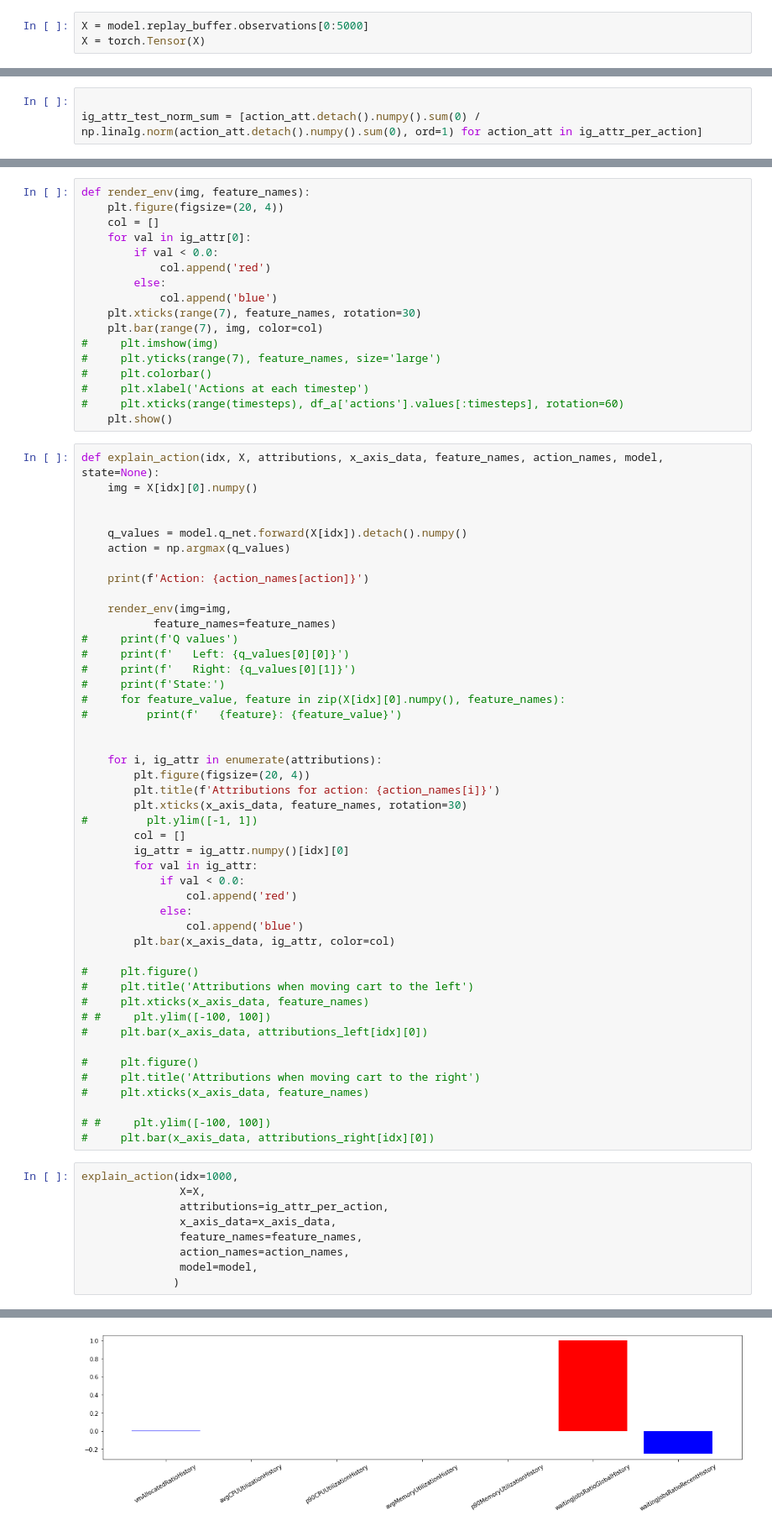
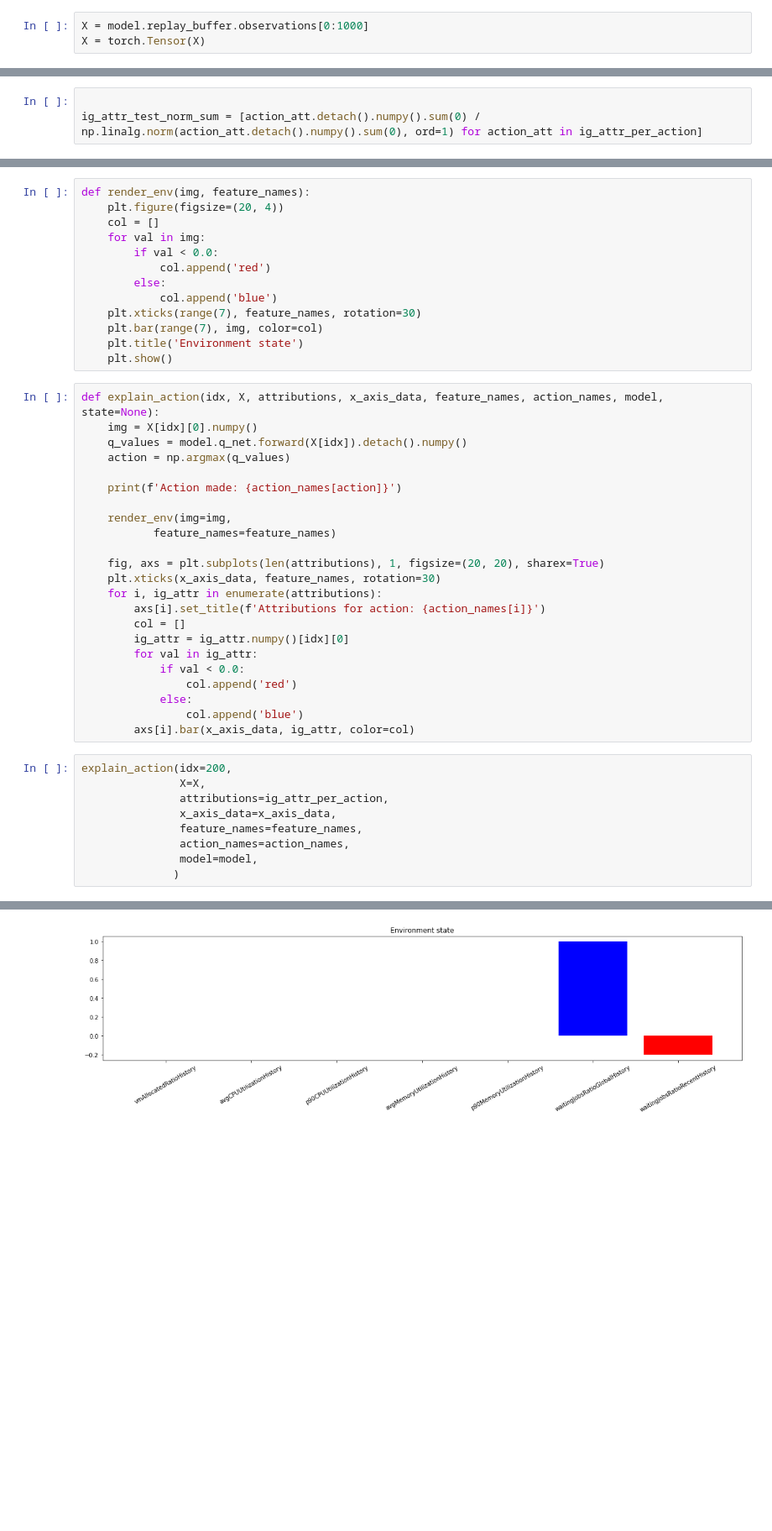
Before and after one commit to justyna3773/trainloop-driver, a Jupyter notebook: analysis/interpret.ipynb, the cells around one changed output, grey strips where cells are left out. Shown at 84% size. Drawn from its saved outputs; the diff is of its cells as text; blank space fills up the shorter version.

```diff
--- a/analysis/interpret.ipynb
+++ b/analysis/interpret.ipynb
@@ -28,7 +28,7 @@ model.replay_buffer.observations.shape
 # %% [output]
 (1000000, 1, 7)
 # %%
-X = model.replay_buffer.observations[0:5000]
+X = model.replay_buffer.observations[0:1000]
 X = torch.Tensor(X)
 # %%
 X.sum()
@@ -95,44 +95,30 @@ for i, ig_attr in enumerate(ig_attr_test_norm_sum):
 def render_env(img, feature_names):
     plt.figure(figsize=(20, 4))
     col = []
-    for val in ig_attr[0]:
+    for val in img:
         if val < 0.0:
             col.append('red')
         else:
             col.append('blue')
     plt.xticks(range(7), feature_names, rotation=30)
     plt.bar(range(7), img, color=col)
-#     plt.imshow(img)
-#     plt.yticks(range(7), feature_names, size='large')
-#     plt.colorbar()
-#     plt.xlabel('Actions at each timestep')
-#     plt.xticks(range(timesteps), df_a['actions'].values[:timesteps], rotation=60)
+    plt.title('Environment state')
     plt.show()
 # %%
 def explain_action(idx, X, attributions, x_axis_data, feature_names, action_names, model, state=None):
     img = X[idx][0].numpy()
-
-
     q_values = model.q_net.forward(X[idx]).detach().numpy()
     action = np.argmax(q_values)
 
-    print(f'Action: {action_names[action]}')
+    print(f'Action made: {action_names[action]}')
 
     render_env(img=img,
            feature_names=feature_names)
-#     print(f'Q values')
-#     print(f'   Left: {q_values[0][0]}')
-#     print(f'   Right: {q_values[0][1]}')
-#     print(f'State:')
-#     for feature_value, feature in zip(X[idx][0].numpy(), feature_names):
-#         print(f'   {feature}: {feature_value}')
 
-
+    fig, axs = plt.subplots(len(attributions), 1, figsize=(20, 20), sharex=True)
+    plt.xticks(x_axis_data, feature_names, rotation=30)
     for i, ig_attr in enumerate(attributions):
-        plt.figure(figsize=(20, 4))
-        plt.title(f'Attributions for action: {action_names[i]}')
-        plt.xticks(x_axis_data, feature_names, rotation=30)
-#         plt.ylim([-1, 1])
+        axs[i].set_title(f'Attributions for action: {action_names[i]}')
         col = []
         ig_attr = ig_attr.numpy()[idx][0]
         for val in ig_attr:
@@ -140,22 +126,9 @@ def explain_action(idx, X, attributions, x_axis_data, feature_names, action_name
                 col.append('red')
             else:
                 col.append('blue')
-        plt.bar(x_axis_data, ig_attr, color=col)
-
-#     plt.figure()
-#     plt.title('Attributions when moving cart to the left')
-#     plt.xticks(x_axis_data, feature_names)
-# #     plt.ylim([-100, 100])
-#     plt.bar(x_axis_data, attributions_left[idx][0])
-
-#     plt.figure()
-#     plt.title('Attributions when moving cart to the right')
-#     plt.xticks(x_axis_data, feature_names)
-
-# #     plt.ylim([-100, 100])
-#     plt.bar(x_axis_data, attributions_right[idx][0])
+        axs[i].bar(x_axis_data, ig_attr, color=col)
 # %%
-explain_action(idx=1000,
+explain_action(idx=200,
                X=X,
                attributions=ig_attr_per_action,
                x_axis_data=x_axis_data,
@@ -168 +141 @@ Action: ACTION_REMOVE_MEDIUM_VM
-[figure, old version]
+[figure, new version]
```
Also changed, not shown: parts of 10 cells of this notebook, 33 other files.
